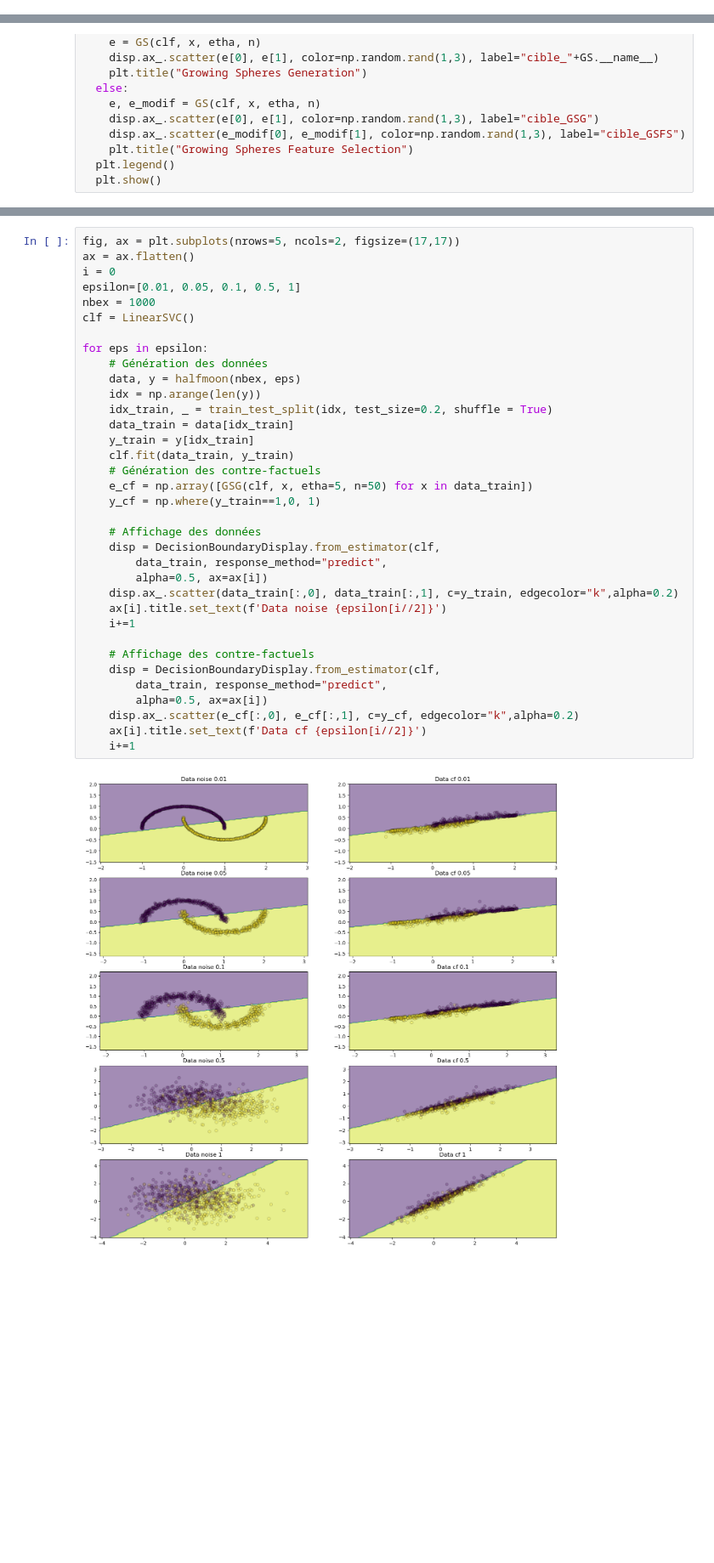
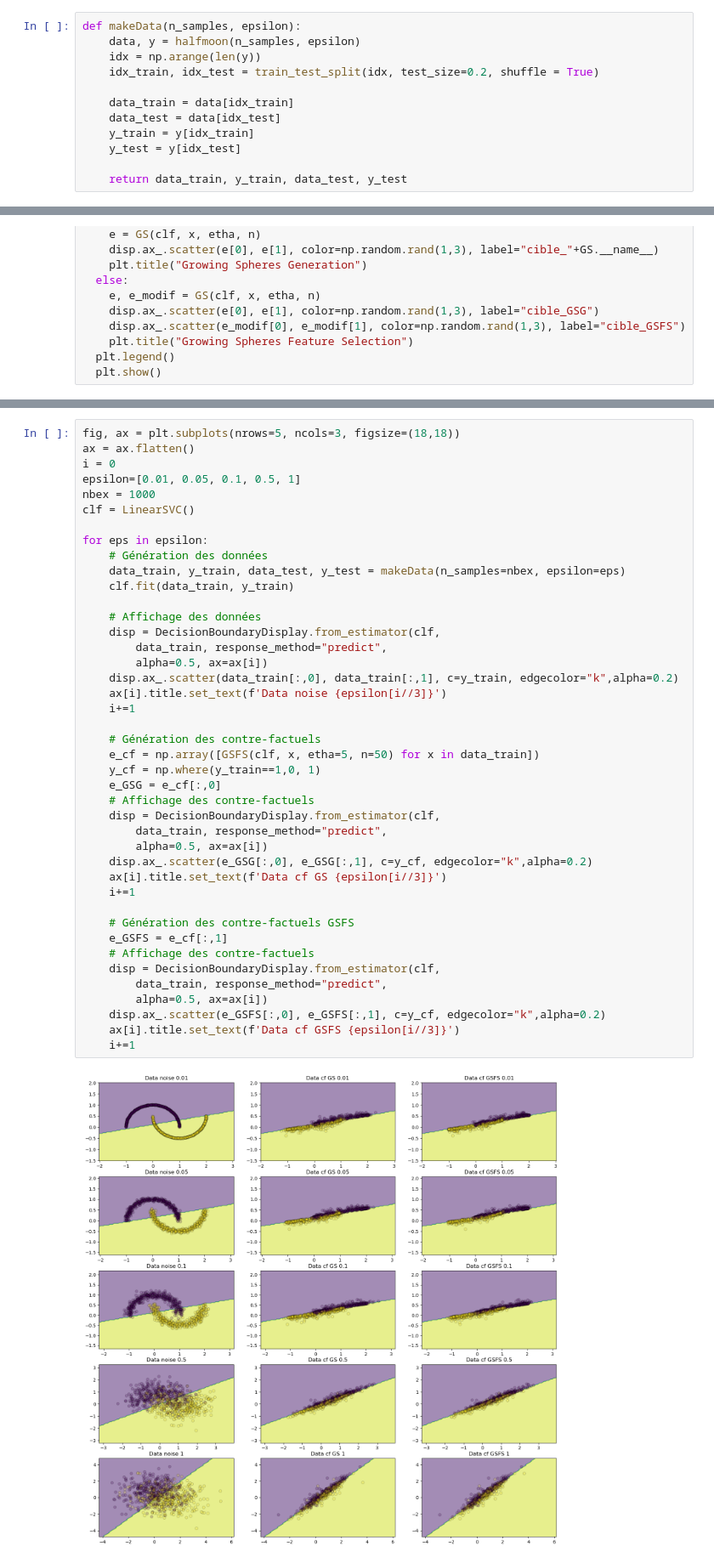
Before and after one commit to nhs2828/IA-Explicable, a Jupyter notebook: tme1/TME1_XAI.ipynb, the cells around one changed output, grey strips where cells are left out. Shown at 85% size. Drawn from its saved outputs; the diff is of its cells as text; blank space fills up the shorter version.

```diff
--- a/tme1/TME1_XAI.ipynb
+++ b/tme1/TME1_XAI.ipynb
@@ -54,6 +54,18 @@ data_test = data[idx_test]
 y_train = y[idx_train]
 y_val = y[idx_val]
 y_test = y[idx_test]
+# %%
+def makeData(n_samples, epsilon):
+    data, y = halfmoon(n_samples, epsilon)
+    idx = np.arange(len(y))
+    idx_train, idx_test = train_test_split(idx, test_size=0.2, shuffle = True)
+
+    data_train = data[idx_train]
+    data_test = data[idx_test]
+    y_train = y[idx_train]
+    y_test = y[idx_test]
+
+    return data_train, y_train, data_test, y_test
 # %% [markdown]
 ## Apprentissage
 # %%
@@ -183,37 +199,44 @@ visualisation_2D(data_train, y_train, clf, x, GS)
 # %%
-fig, ax = plt.subplots(nrows=5, ncols=2, figsize=(17,17))
+fig, ax = plt.subplots(nrows=5, ncols=3, figsize=(18,18))
 ax = ax.flatten()
 i = 0
 epsilon=[0.01, 0.05, 0.1, 0.5, 1]
 nbex = 1000
 clf = LinearSVC()
 
 for eps in epsilon:
     # Génération des données
-    data, y = halfmoon(nbex, eps)
-    idx = np.arange(len(y))
-    idx_train, _ = train_test_split(idx, test_size=0.2, shuffle = True)
-    data_train = data[idx_train]
-    y_train = y[idx_train]
+    data_train, y_train, data_test, y_test = makeData(n_samples=nbex, epsilon=eps)
     clf.fit(data_train, y_train)
-    # Génération des contre-factuels
-    e_cf = np.array([GSG(clf, x, etha=5, n=50) for x in data_train])
-    y_cf = np.where(y_train==1,0, 1)
 
     # Affichage des données
     disp = DecisionBoundaryDisplay.from_estimator(clf,
         data_train, response_method="predict",
         alpha=0.5, ax=ax[i])
     disp.ax_.scatter(data_train[:,0], data_train[:,1], c=y_train, edgecolor="k",alpha=0.2)
-    ax[i].title.set_text(f'Data noise {epsilon[i//2]}')
+    ax[i].title.set_text(f'Data noise {epsilon[i//3]}')
     i+=1
 
+    # Génération des contre-factuels
+    e_cf = np.array([GSFS(clf, x, etha=5, n=50) for x in data_train])
+    y_cf = np.where(y_train==1,0, 1)
+    e_GSG = e_cf[:,0]
     # Affichage des contre-factuels
     disp = DecisionBoundaryDisplay.from_estimator(clf,
         data_train, response_method="predict",
         alpha=0.5, ax=ax[i])
-    disp.ax_.scatter(e_cf[:,0], e_cf[:,1], c=y_cf, edgecolor="k",alpha=0.2)
-    ax[i].title.set_text(f'Data cf {epsilon[i//2]}')
+    disp.ax_.scatter(e_GSG[:,0], e_GSG[:,1], c=y_cf, edgecolor="k",alpha=0.2)
+    ax[i].title.set_text(f'Data cf GS {epsilon[i//3]}')
     i+=1
+
+    # Génération des contre-factuels GSFS
+    e_GSFS = e_cf[:,1]
+    # Affichage des contre-factuels
+    disp = DecisionBoundaryDisplay.from_estimator(clf,
+        data_train, response_method="predict",
+        alpha=0.5, ax=ax[i])
+    disp.ax_.scatter(e_GSFS[:,0], e_GSFS[:,1], c=y_cf, edgecolor="k",alpha=0.2)
+    ax[i].title.set_text(f'Data cf GSFS {epsilon[i//3]}')
+    i+=1
 # %% [output]
-[figure, old version]
+[figure, new version]
```
Also changed, not shown: parts of 14 cells of this notebook.
